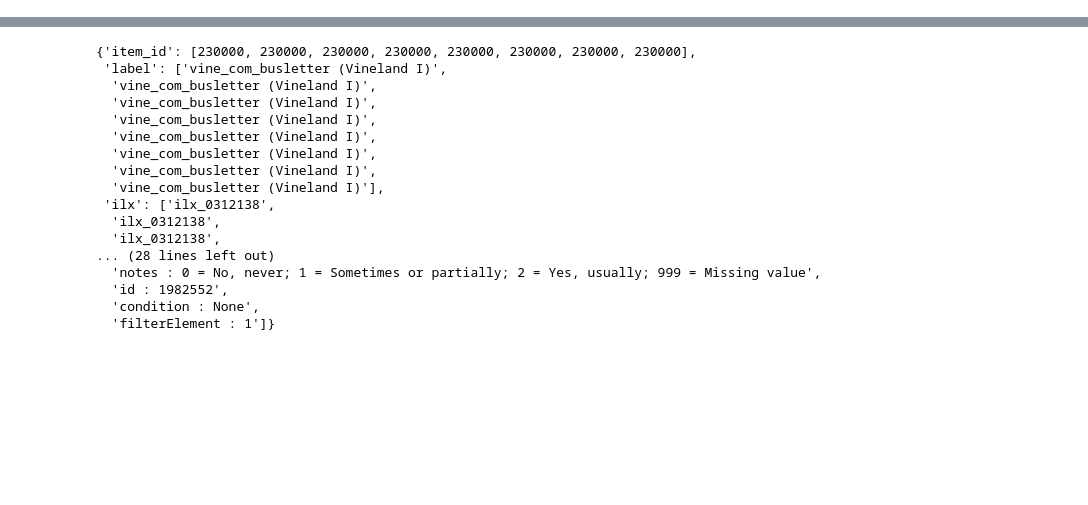
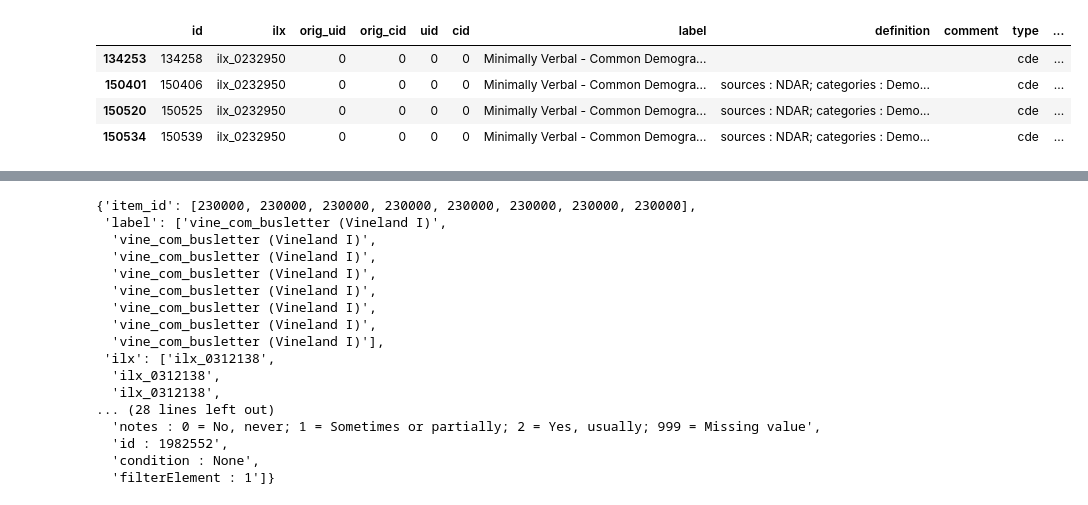
Before and after one commit to tgbugs/pyontutils, a Jupyter notebook: ilxutils/notebook-testing/check_interlex_modifications.ipynb, the cells around one changed output, grey strips where cells are left out. Saved outputs shown, nothing was run; the diff lists cells and outputs as text; code cells hidden in the pictures; blank space fills up the shorter version.

```diff
--- a/ilxutils/testing/check_interlex_modifications.ipynb
+++ b/ilxutils/notebook-testing/check_interlex_modifications.ipynb
@@ -18,0 +55,8 @@ sci = scicrunch(api_key=args.api_key, base_path=args.base_path, engine_key=args.
+# %%
+terms.loc[terms.ilx == 'ilx_0232950']
+# %% [output]
+|  | id | ilx | orig_uid | orig_cid | uid | cid | label | definition | comment | type | ... |
+| 134253 | 134258 | ilx_0232950 | 0 | 0 | 0 | 0 | Minimally Verbal - Common Demogra... |  |  | cde | ... |
+| 150401 | 150406 | ilx_0232950 | 0 | 0 | 0 | 0 | Minimally Verbal - Common Demogra... | sources : NDAR; categories : Demo... |  | cde | ... |
+| 150520 | 150525 | ilx_0232950 | 0 | 0 | 0 | 0 | Minimally Verbal - Common Demogra... | sources : NDAR; categories : Demo... |  | cde | ... |
+| 150534 | 150539 | ilx_0232950 | 0 | 0 | 0 | 0 | Minimally Verbal - Common Demogra... | sources : NDAR; categories : Demo... |  | cde | ... |
```
Also changed, not shown: parts of 19 cells of this notebook, 33 other files.
